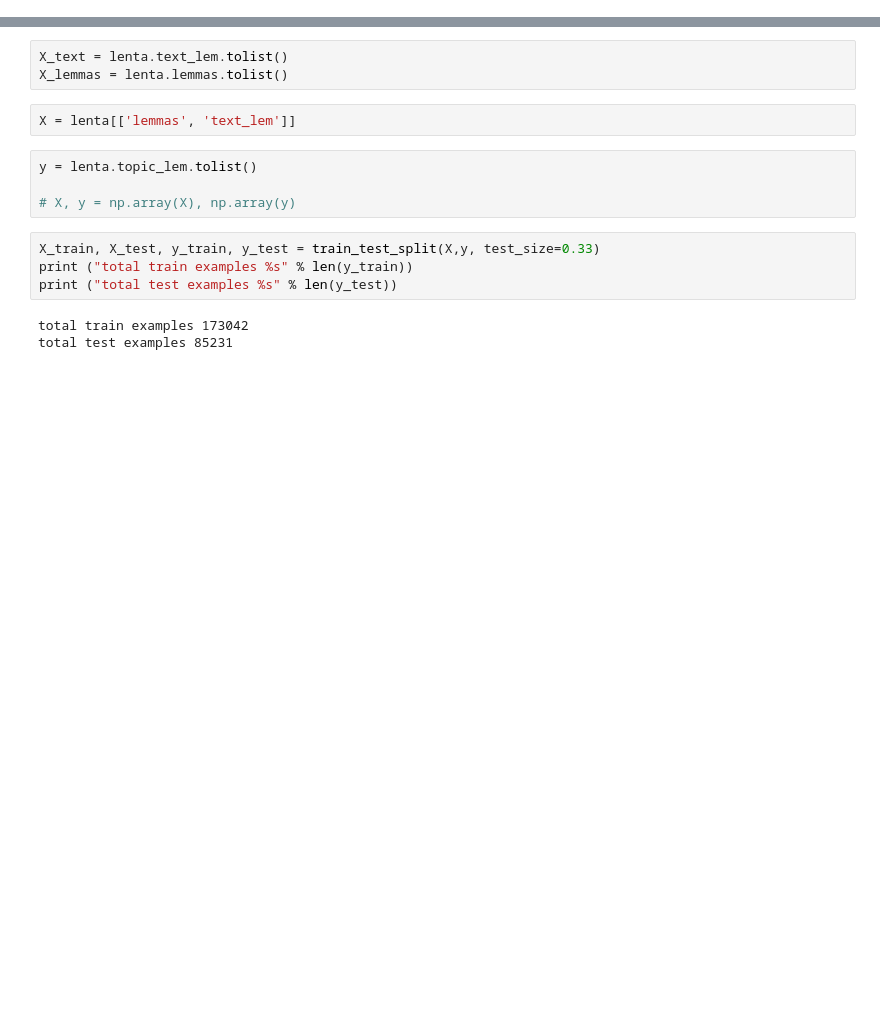
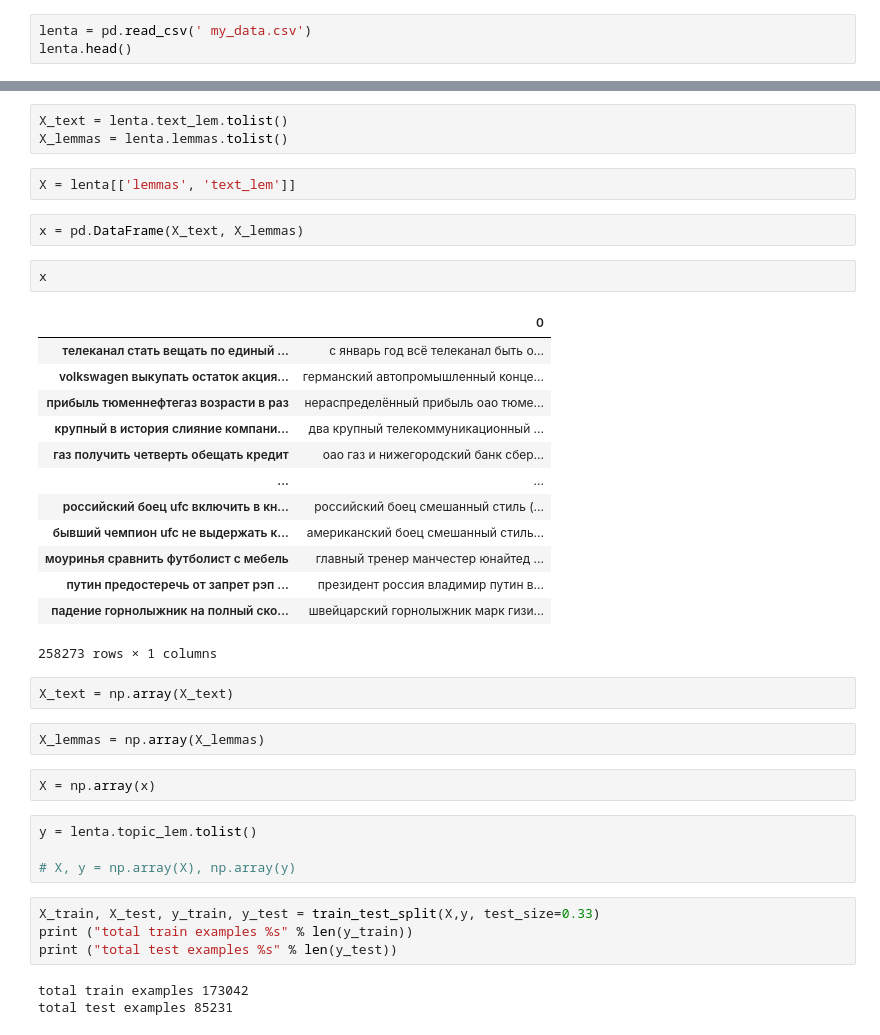
Before and after one commit to mallleo/NLP, a Jupyter notebook: word2wec_lenta.ipynb, the cells around one changed output, grey strips where cells are left out. Drawn from its saved outputs; the diff is of its cells as text; blank space fills up the shorter version.

```diff
--- a/word2wec_lenta.ipynb
+++ b/word2wec_lenta.ipynb
@@ -310,3 +314,6 @@ lenta.head()
 | 2 | Прибыль Тюменнефтегаза возросла в... | Нераспределенная прибыль ОАО "Тюм... | Экономика | прибыль тюменнефтегаз возрасти в раз | экономика | нераспределённый прибыль оао тюме... |
 | 3 | Крупнейшее в истории слияние комп... | Две крупнейших телекоммуникационн... | Экономика | крупный в история слияние компани... | экономика | два крупный телекоммуникационный ... |
 | 4 | ГАЗ получил четверть обещанного к... | ОАО "ГАЗ" и Нижегородский банк Сб... | Экономика | газ получить четверть обещать кредит | экономика | оао газ и нижегородский банк сбер... |
+# %%
+lenta = pd.read_csv(' my_data.csv')
+lenta.head()
@@ -315,6 +329,30 @@ X_text = lenta.text_lem.tolist()
 X_lemmas = lenta.lemmas.tolist()
 # %%
 X = lenta[['lemmas', 'text_lem']]
+# %%
+x = pd.DataFrame(X_text, X_lemmas)
+# %%
+x
+# %% [output]
+|  | 0 |
+| телеканал стать вещать по единый ... | с январь год всё телеканал быть о... |
+| volkswagen выкупать остаток акция... | германский автопромышленный конце... |
+| прибыль тюменнефтегаз возрасти в раз | нераспределённый прибыль оао тюме... |
+| крупный в история слияние компани... | два крупный телекоммуникационный ... |
+| газ получить четверть обещать кредит | оао газ и нижегородский банк сбер... |
+| ... | ... |
+| российский боец ufc включить в кн... | российский боец смешанный стиль (... |
+| бывший чемпион ufc не выдержать к... | американский боец смешанный стиль... |
+| моуринья сравнить футболист с мебель | главный тренер манчестер юнайтед ... |
+| путин предостеречь от запрет рэп ... | президент россия владимир путин в... |
+| падение горнолыжник на полный ско... | швейцарский горнолыжник марк гизи... |
+258273 rows × 1 columns
+# %%
+X_text = np.array(X_text)
+# %%
+X_lemmas = np.array(X_lemmas)
+# %%
+X = np.array(x)
 # %%
 y = lenta.topic_lem.tolist()
 
```
Also changed, not shown: parts of 16 cells of this notebook.
